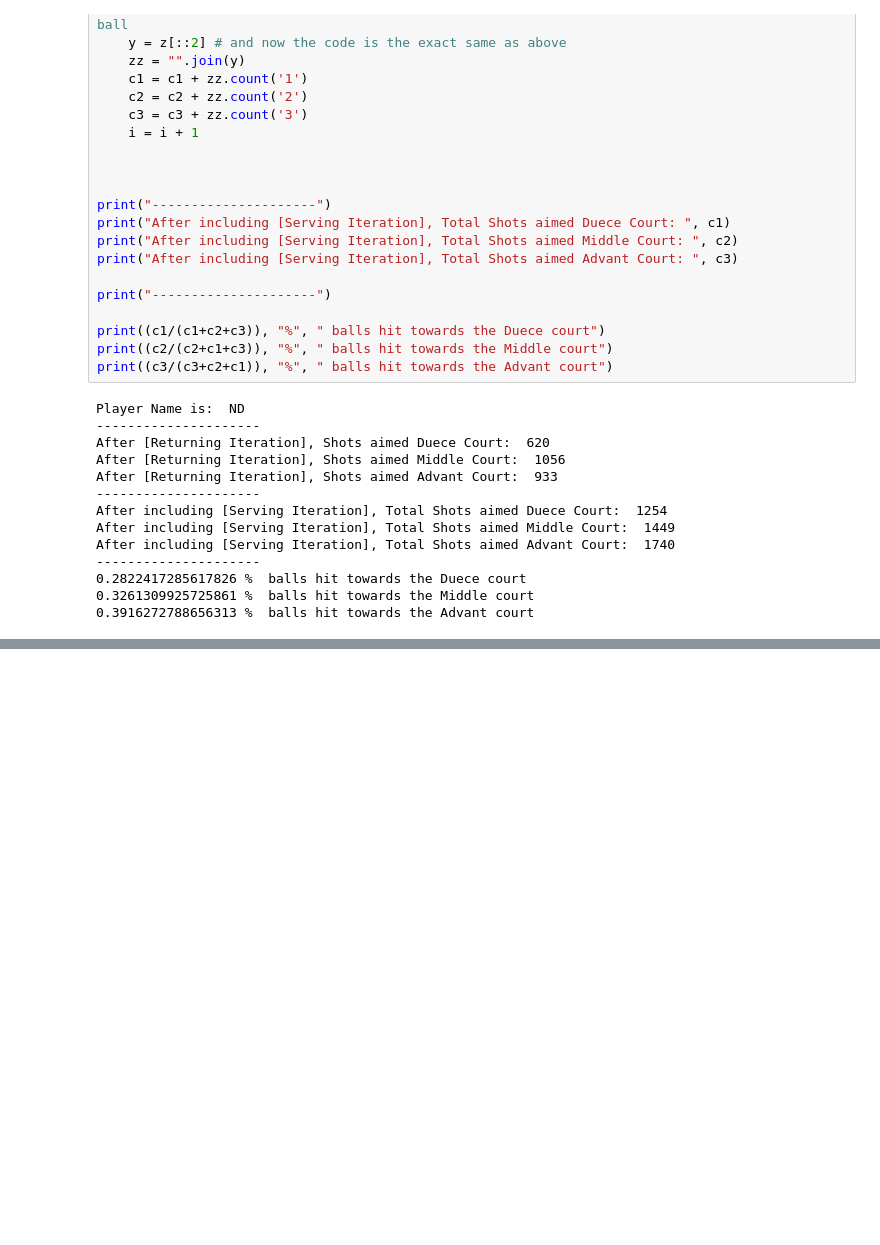
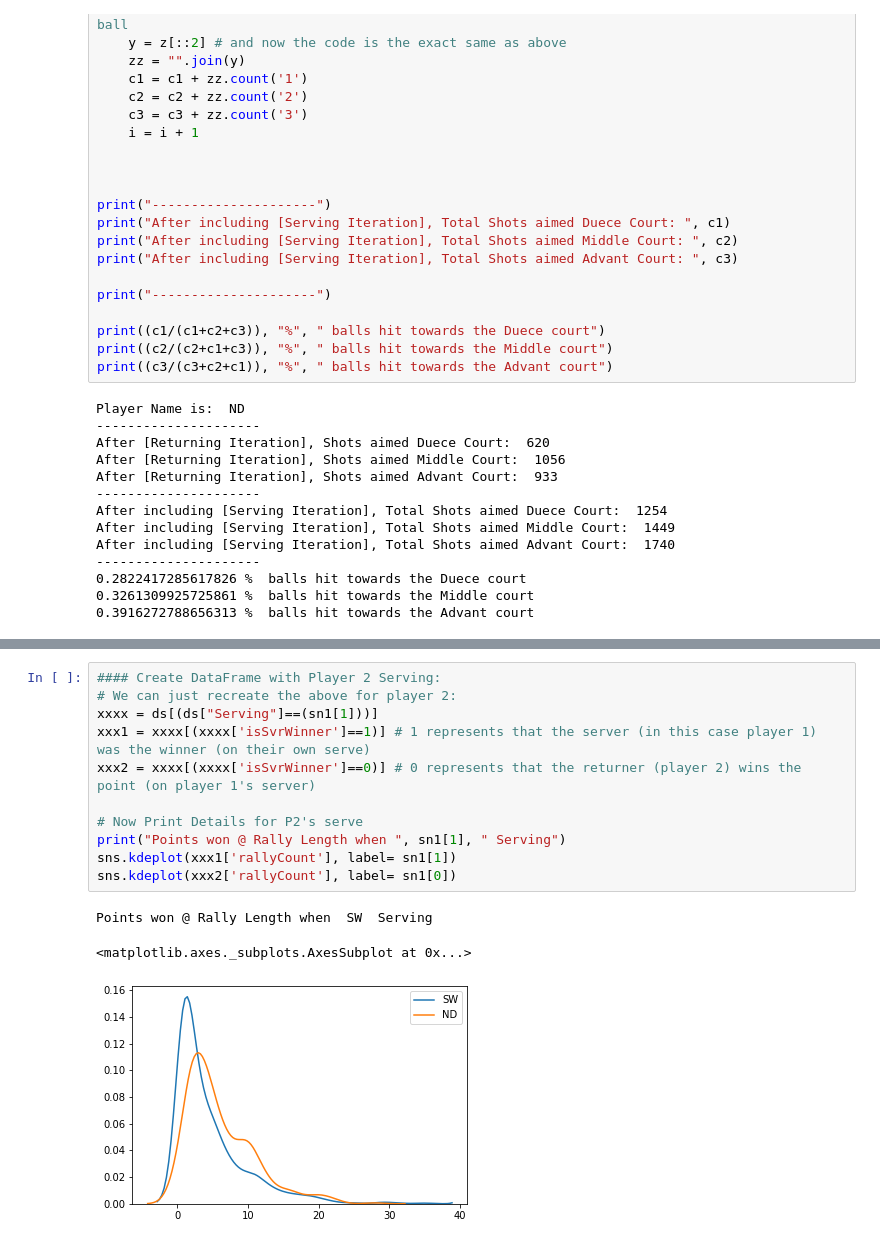
Before and after one commit to Tunrham/Personal-Work, a Jupyter notebook: Rally Match Statistics.ipynb, the cells around one changed output, grey strips where cells are left out. Drawn from its saved outputs; the diff is of its cells as text; blank space fills up the shorter version.

```diff
--- a/Rally Match Statistics.ipynb
+++ b/Rally Match Statistics.ipynb
@@ -639,0 +706,15 @@ As the [Serving Player], Total Backhands aimed Advant Court:  413
+# %%
+#### Create DataFrame with Player 2 Serving:
+# We can just recreate the above for player 2:
+xxxx = ds[(ds["Serving"]==(sn1[1]))]
+xxx1 = xxxx[(xxxx['isSvrWinner']==1)] # 1 represents that the server (in this case player 1) was the winner (on their own serve)
+xxx2 = xxxx[(xxxx['isSvrWinner']==0)] # 0 represents that the returner (player 2) wins the point (on player 1's server)
+
+# Now Print Details for P2's serve
+print("Points won @ Rally Length when ", sn1[1], " Serving")
+sns.kdeplot(xxx1['rallyCount'], label= sn1[1])
+sns.kdeplot(xxx2['rallyCount'], label= sn1[0])
+# %% [output]
+Points won @ Rally Length when  SW  Serving
+<matplotlib.axes._subplots.AxesSubplot at 0x...>
+[figure, added]
```
Also changed, not shown: parts of 4 cells of this notebook.
